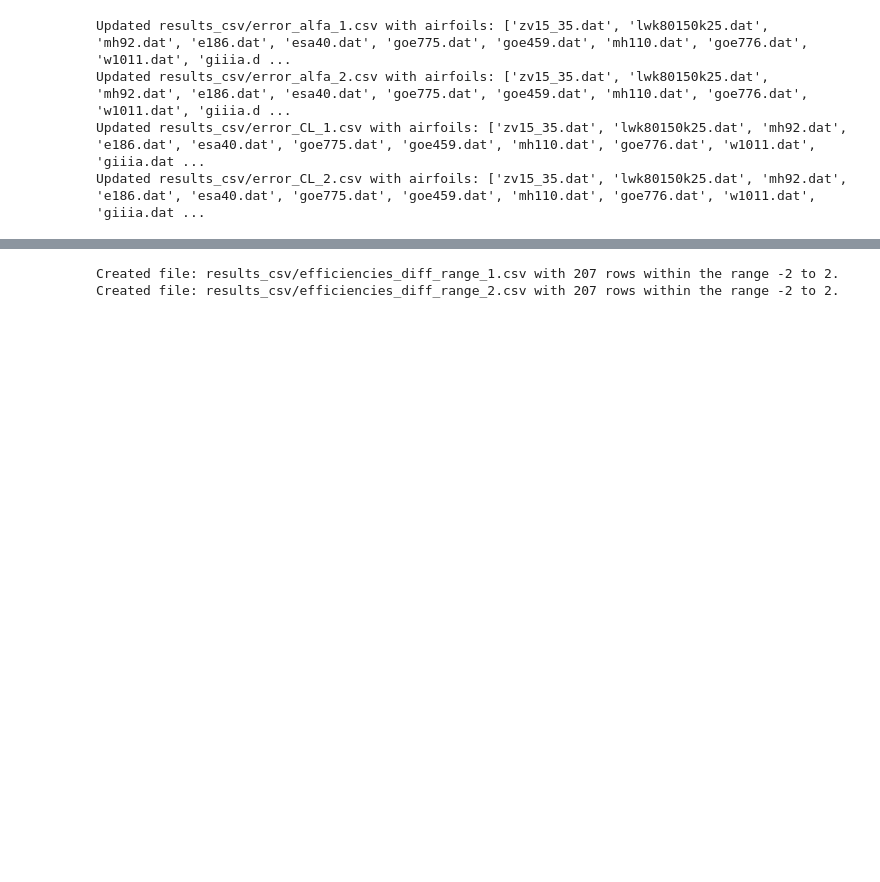
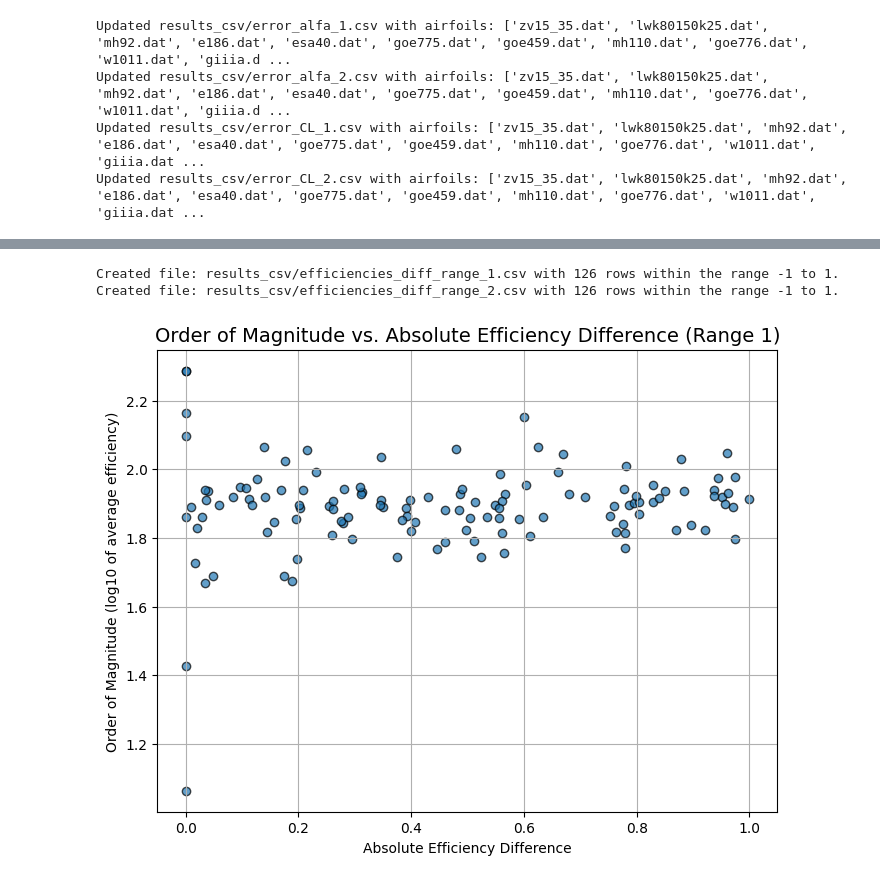
Before and after one commit to ledanielroman/AA2_ISAE, a Jupyter notebook: AS_analysis_1.ipynb, the cells around one changed output, grey strips where cells are left out. Drawn from its saved outputs; the diff is of its cells as text; code cells hidden in the pictures; blank space fills up the shorter version.

Commit message:
charts plotted and first analysis finished

```diff
--- a/AS_analysis_1.ipynb
+++ b/AS_analysis_1.ipynb
@@ -288,10 +291,10 @@ Created file: results_csv/efficiencies_diff_2.csv
 # %%
-# This cell goes through the files efficiencies Dif 1 and 2 and create another 2 files only with the efficiency differences between the range -2 +2
-def filter_efficiency_range(input_file, output_file, low=-2, high=2):
+def filter_efficiency_range(input_file, output_file, low=-1, high=1):
     """
-    Reads input_file (assumed to be a CSV with headers 'airfoil' and 'efficiency_difference'),
-    filters rows where the efficiency difference is between low and high (inclusive),
-    and writes the filtered rows to output_file.
+    Reads input_file (assumed to be a CSV with headers:
+    'airfoil', 'efficiency_alfa', 'efficiency_CL', and 'efficiency_difference'),
+    filters rows where the efficiency_difference is between low and high (inclusive),
+    and writes the filtered rows to output_file including all four columns.
     """
     filtered_rows = []
 
@@ -305,24 +308,59 @@ def filter_efficiency_range(input_file, output_file, low=-2, high=2):
             if low <= diff <= high:
                 filtered_rows.append(row)
 
-    # Write the filtered data to the output CSV file
+    # Write the filtered data to the output CSV file with all four columns.
     with open(output_file, 'w', newline='', encoding='utf-8') as fout:
-        # Use the same fieldnames as the input file
-        fieldnames = ['airfoil', 'efficiency_difference']
+        fieldnames = ['airfoil', 'efficiency_alfa', 'efficiency_CL', 'efficiency_difference']
         writer = csv.DictWriter(fout, fieldnames=fieldnames)
         writer.writeheader()
         writer.writerows(filtered_rows)
 
     print(f"Created file: {output_file} with {len(filtered_rows)} rows within the range {low} to {high}.")
 
-# Define the input and output file paths
+# Define the input and output file paths.
 files_to_filter = [
     ('results_csv/efficiencies_diff_1.csv', 'results_csv/efficiencies_diff_range_1.csv'),
     ('results_csv/efficiencies_diff_2.csv', 'results_csv/efficiencies_diff_range_2.csv')
 ]
 
 for input_file, output_file in files_to_filter:
-    filter_efficiency_range(input_file, output_file, low=-2, high=2)
+    filter_efficiency_range(input_file, output_file, low=-1, high=1)
 # %% [output]
-Created file: results_csv/efficiencies_diff_range_1.csv with 207 rows within the range -2 to 2.
-Created file: results_csv/efficiencies_diff_range_2.csv with 207 rows within the range -2 to 2.
+Created file: results_csv/efficiencies_diff_range_1.csv with 126 rows within the range -1 to 1.
+Created file: results_csv/efficiencies_diff_range_2.csv with 126 rows within the range -1 to 1.
+# %%
+import pandas as pd
+import numpy as np
+import matplotlib.pyplot as plt
+
+# 1. Load the CSV file into a DataFrame
+df = pd.read_csv('results_csv/efficiencies_diff_range_1.csv')
+
+# 2. Compute the average efficiency
+df['efficiency_mean'] = (df['efficiency_alfa'] + df['efficiency_CL']) / 2.0
+
+# 3. Compute the order of magnitude (log10) of the average efficiency
+df['eff_order'] = np.log10(df['efficiency_mean'])
+
+# 4. Compute the absolute value of the efficiency difference
+df['abs_diff'] = df['efficiency_difference'].abs()
+
+# 5. Create a scatter plot: x = abs_diff, y = eff_order
+plt.figure(figsize=(8,6))
+plt.scatter(
+    df['abs_diff'],    # x-axis: absolute difference
+    df['eff_order'],   # y-axis: log10 of average efficiency
+    alpha=0.7,
+    edgecolor='k'
+)
+
+plt.xlabel('Absolute Efficiency Difference')
+plt.ylabel('Order of Magnitude (log10 of average efficiency)')
+plt.title('Order of Magnitude vs. Absolute Efficiency Difference (Range 1)', fontsize=14)
+
+plt.grid(True)
+
+# 6. Show the plot
+plt.show()
+# %% [output]
+[figure, added]
```
Also changed, not shown: parts of 3 cells of this notebook, 5 other files.
